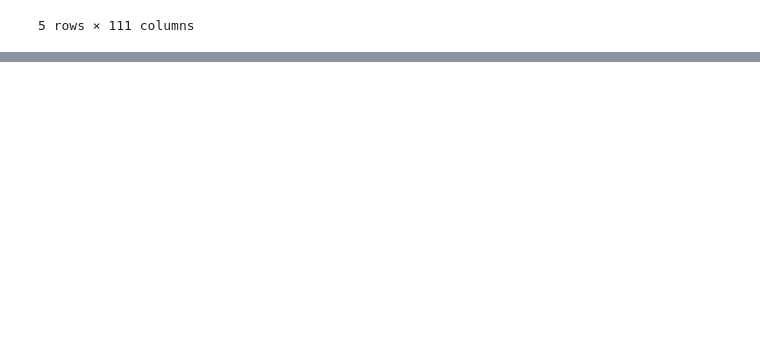
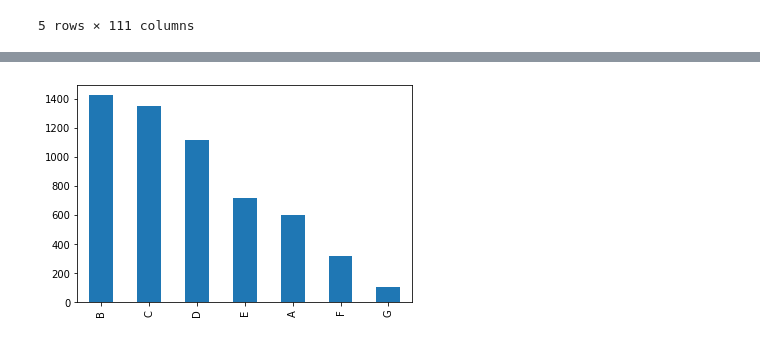
Before and after one commit to vighu0710/LendingClubCaseStudy, a Jupyter notebook: Lending Club Case Study.ipynb, the cells around one changed output, grey strips where cells are left out. Drawn from its saved outputs; the diff is of its cells as text; code cells hidden in the pictures; blank space fills up the shorter version.

```diff
--- a/Lending Club Case Study.ipynb
+++ b/Lending Club Case Study.ipynb
@@ -666,0 +442,9 @@ LoanDf.shape
+# %%
+# Distribution of Grade among Charged-off category
+chargedOffLoanDF["grade"].value_counts().plot.bar()
+plt.show()
+
+# Observation
+# customers with grade B, C and D are likely to default
+# %% [output]
+[figure, added]
```
Also changed, not shown: parts of 189 cells of this notebook.
